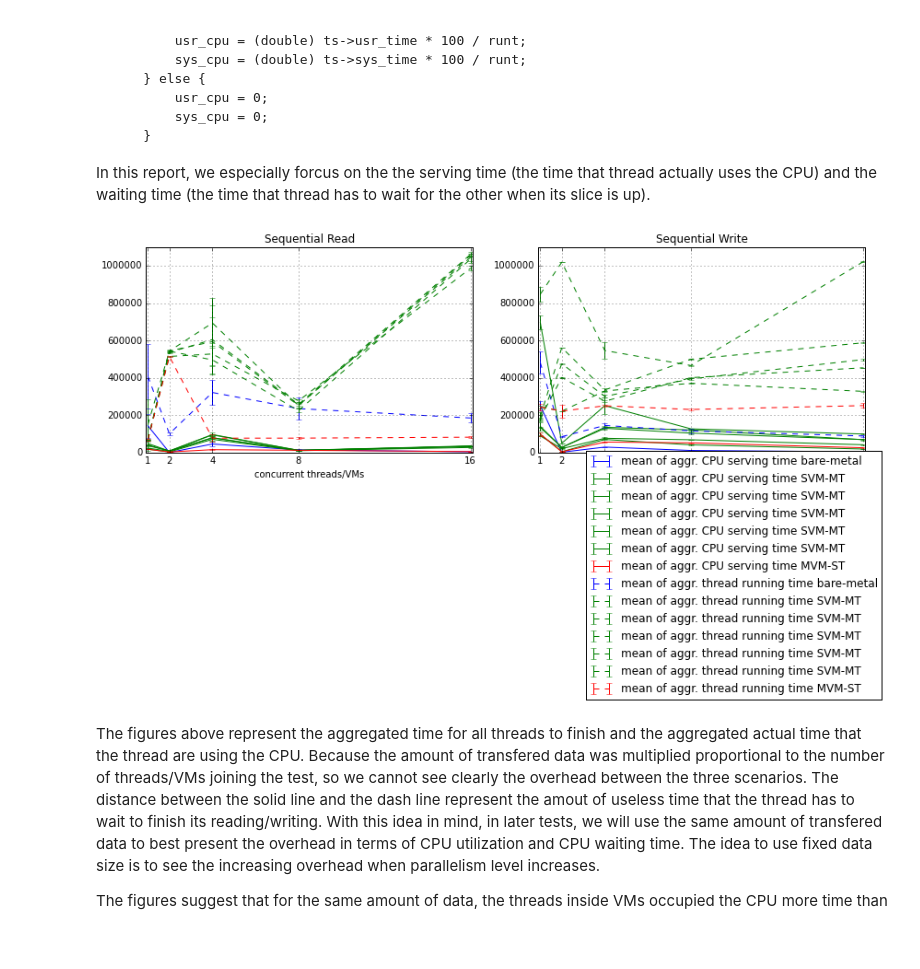
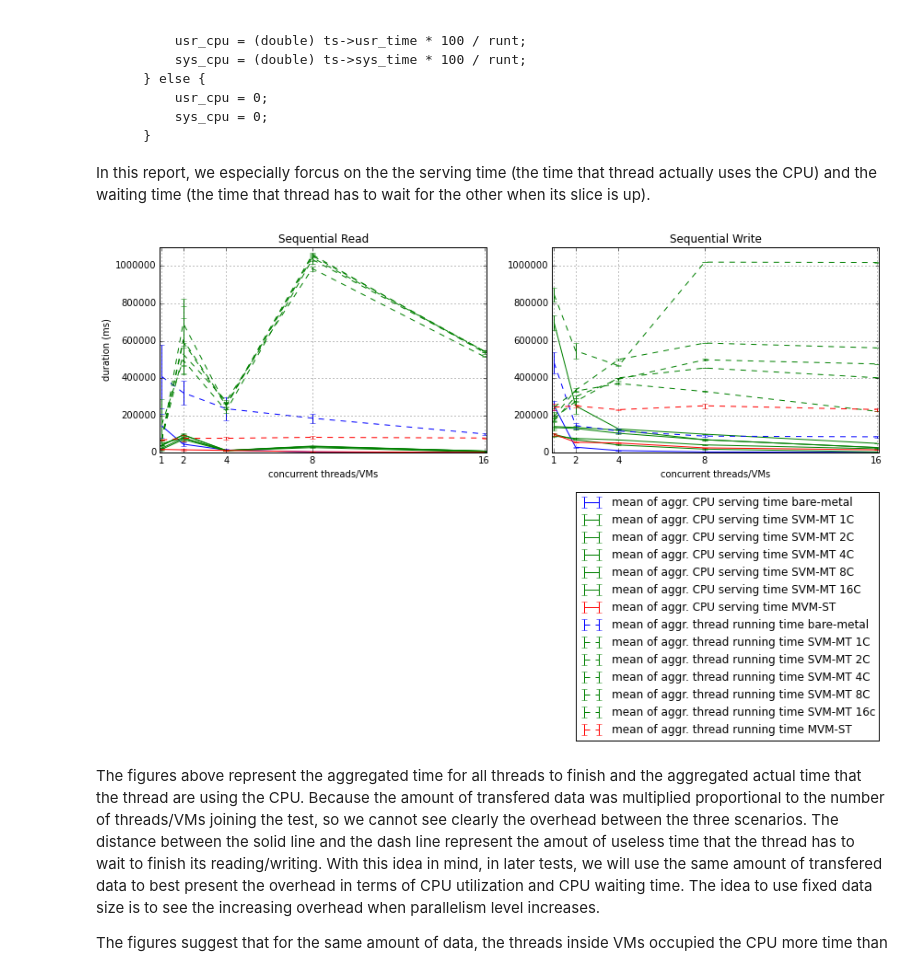
Before and after one commit to hasonhai/io_measurements, a Jupyter notebook: notebook/DA16procs.ipynb, the cells around one changed output. Cells and saved outputs as stored; diff of their text form; code cells hidden in the pictures; blank space fills up the shorter version.

Commit message:
fixing figures with wrong order of data points (position of 16 procs/vms is inserted before 2 procs/vms)

```diff
--- a/notebook/DA16procs.ipynb
+++ b/notebook/DA16procs.ipynb
@@ -524,46 +527,46 @@ plt.errorbar(x_axis, tctsrsvm4c, citctsrsvm4c, color="green")
 plt.errorbar(x_axis, tctsrsvm8c, citctsrsvm8c, color="green")
 plt.errorbar(x_axis, tctsrsvm16c, citctsrsvm16c, color="green")
 plt.errorbar(x_axis, tctsrmvm, citctsrmvm, color="red")
 plt.errorbar(x_axis, trtsrbf, citrtsrbf, ls="dashed", color="blue")
 plt.errorbar(x_axis, trtsrsvm1c, citrtsrsvm1c, ls="dashed", color="green")
 plt.errorbar(x_axis, trtsrsvm2c, citrtsrsvm2c, ls="dashed", color="green")
 plt.errorbar(x_axis, trtsrsvm4c, citrtsrsvm4c, ls="dashed", color="green")
 plt.errorbar(x_axis, trtsrsvm8c, citrtsrsvm8c, ls="dashed", color="green")
 plt.errorbar(x_axis, trtsrsvm16c, citrtsrsvm16c, ls="dashed", color="green")
 plt.errorbar(x_axis, trtsrmvm, citrtsrmvm, ls="dashed", color="red")
 plt.axis([0.9, 16.1, 0, 1100000])
 plt.grid(True)
 plt.title('Sequential Read')
 plt.xlabel('concurrent threads/VMs')
-#plt.ylabel('duration (ms)')
+plt.ylabel('duration (ms)')
 plt.xticks(x_axis)
 
 plt.subplot(122)
 plt.errorbar(x_axis, tctswbf, citctswbf, color="blue", label = 'mean of aggr. CPU serving time bare-metal')
-plt.errorbar(x_axis, tctswsvm1c, citctswsvm1c, color="green", label = 'mean of aggr. CPU serving time SVM-MT')
-plt.errorbar(x_axis, tctswsvm2c, citctswsvm2c, color="green", label = 'mean of aggr. CPU serving time SVM-MT')
-plt.errorbar(x_axis, tctswsvm4c, citctswsvm4c, color="green", label = 'mean of aggr. CPU serving time SVM-MT')
-plt.errorbar(x_axis, tctswsvm8c, citctswsvm8c, color="green", label = 'mean of aggr. CPU serving time SVM-MT')
-plt.errorbar(x_axis, tctswsvm16c, citctswsvm16c, color="green", label = 'mean of aggr. CPU serving time SVM-MT')
+plt.errorbar(x_axis, tctswsvm1c, citctswsvm1c, color="green", label = 'mean of aggr. CPU serving time SVM-MT 1C')
+plt.errorbar(x_axis, tctswsvm2c, citctswsvm2c, color="green", label = 'mean of aggr. CPU serving time SVM-MT 2C')
+plt.errorbar(x_axis, tctswsvm4c, citctswsvm4c, color="green", label = 'mean of aggr. CPU serving time SVM-MT 4C')
+plt.errorbar(x_axis, tctswsvm8c, citctswsvm8c, color="green", label = 'mean of aggr. CPU serving time SVM-MT 8C')
+plt.errorbar(x_axis, tctswsvm16c, citctswsvm16c, color="green", label = 'mean of aggr. CPU serving time SVM-MT 16C')
 plt.errorbar(x_axis, tctswmvm, citctswmvm, color="red", label = 'mean of aggr. CPU serving time MVM-ST')
 plt.errorbar(x_axis, trtswbf, citrtswbf, ls="dashed", color="blue", label = 'mean of aggr. thread running time bare-metal')
-plt.errorbar(x_axis, trtswsvm1c, citrtswsvm1c, ls="dashed", color="green", label = 'mean of aggr. thread running time SVM-MT')
-plt.errorbar(x_axis, trtswsvm2c, citrtswsvm2c, ls="dashed", color="green", label = 'mean of aggr. thread running time SVM-MT')
-plt.errorbar(x_axis, trtswsvm4c, citrtswsvm4c, ls="dashed", color="green", label = 'mean of aggr. thread running time SVM-MT')
-plt.errorbar(x_axis, trtswsvm8c, citrtswsvm8c, ls="dashed", color="green", label = 'mean of aggr. thread running time SVM-MT')
-plt.errorbar(x_axis, trtswsvm16c, citrtswsvm16c, ls="dashed", color="green", label = 'mean of aggr. thread running time SVM-MT')
+plt.errorbar(x_axis, trtswsvm1c, citrtswsvm1c, ls="dashed", color="green", label = 'mean of aggr. thread running time SVM-MT 1C')
+plt.errorbar(x_axis, trtswsvm2c, citrtswsvm2c, ls="dashed", color="green", label = 'mean of aggr. thread running time SVM-MT 2C')
+plt.errorbar(x_axis, trtswsvm4c, citrtswsvm4c, ls="dashed", color="green", label = 'mean of aggr. thread running time SVM-MT 4C')
+plt.errorbar(x_axis, trtswsvm8c, citrtswsvm8c, ls="dashed", color="green", label = 'mean of aggr. thread running time SVM-MT 8C')
+plt.errorbar(x_axis, trtswsvm16c, citrtswsvm16c, ls="dashed", color="green", label = 'mean of aggr. thread running time SVM-MT 16c')
 plt.errorbar(x_axis, trtswmvm, citrtswmvm, ls="dashed", color="red", label = 'mean of aggr. thread running time MVM-ST')
 plt.axis([0.9, 16.1, 0, 1100000])
 plt.grid(True)
 plt.title('Sequential Write')
-plt.legend(bbox_to_anchor=(1.05, -1.2), loc=4, borderaxespad=0.)
+plt.legend(bbox_to_anchor=(1, -1.4), loc=4, borderaxespad=0.)
 plt.xlabel('concurrent threads/VMs')
 #plt.ylabel('duration (ms)')
 plt.xticks(x_axis)
 
 plt.savefig('CPUutilisation16procs.pdf')
 # %% [output]
-[figure, old version]
+[figure, new version]
 # %% [markdown]
 The figures above represent the aggregated time for all threads to finish and the aggregated actual time that the thread are using the CPU. Because the amount of transfered data was multiplied proportional to the number of threads/VMs joining the test, so we cannot see clearly the overhead between the three scenarios. The distance between the solid line and the dash line represent the amout of useless time that the thread has to wait to finish its reading/writing. With this idea in mind, in later tests, we will use the same amount of transfered data to best present the overhead in terms of CPU utilization and CPU waiting time. The idea to use fixed data size is to see the increasing overhead when parallelism level increases.
 
```
Also changed, not shown: parts of 11 cells of this notebook, 11 other files.
